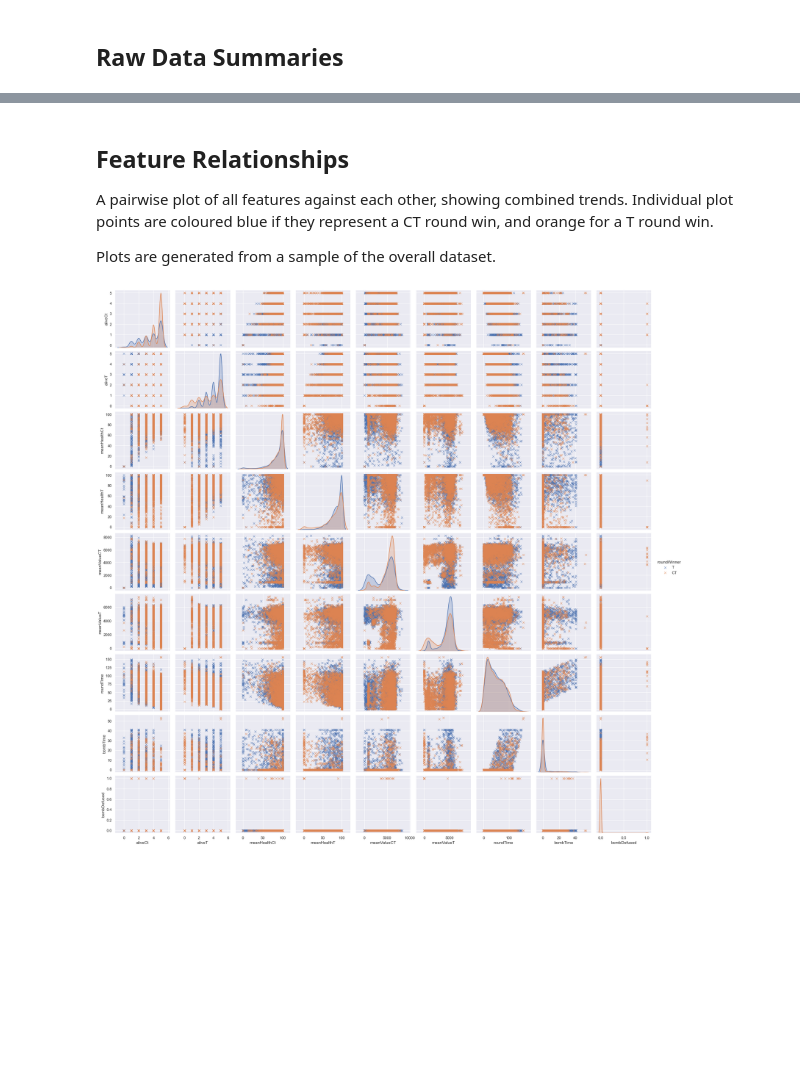
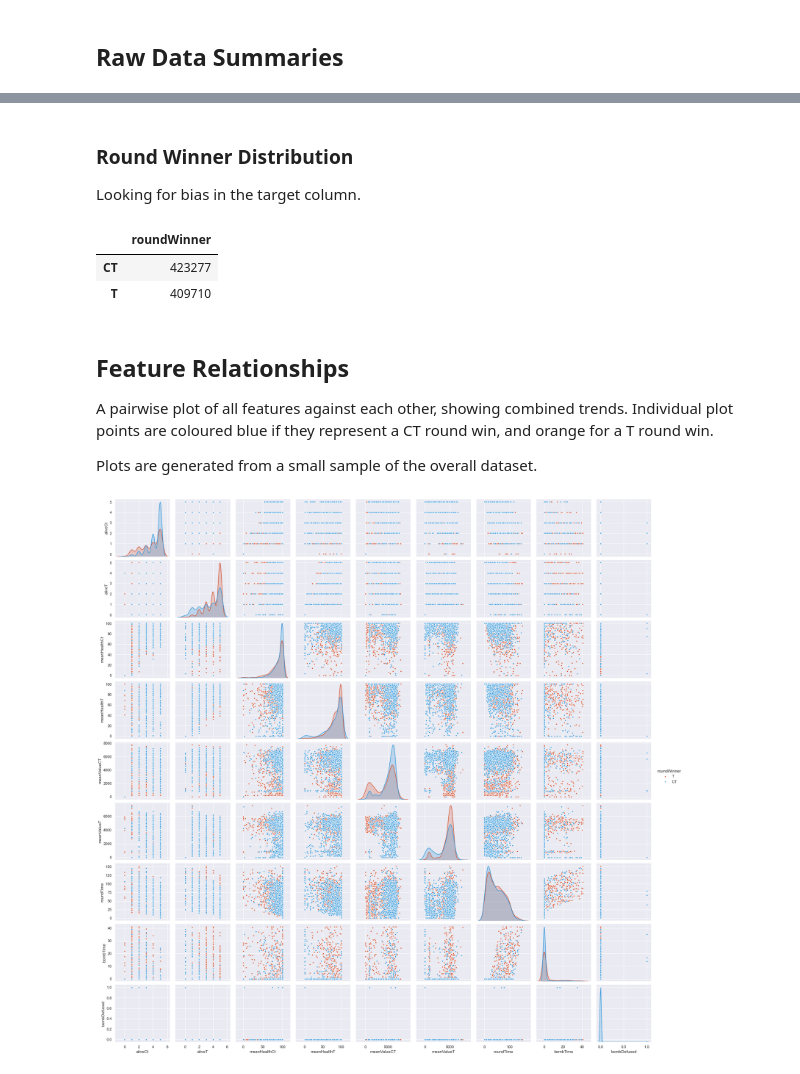
Before and after one commit to phil-holland/csgo-impact-rating, a Jupyter notebook: lightgbm/eda.ipynb, the cells around one changed output, grey strips where cells are left out. Drawn from its saved outputs; the diff is of its cells as text; code cells hidden in the pictures; blank space fills up the shorter version.

Commit message:
Added round winner distribution to eda

```diff
--- a/lightgbm/eda.ipynb
+++ b/lightgbm/eda.ipynb
@@ -65,10 +51,21 @@ display(val_df.describe())
+# %% [markdown]
+### Round Winner Distribution
+
+Looking for bias in the target column.
+# %%
+display(pd.DataFrame(all_df['roundWinner'].value_counts()))
+# %% [output]
+|  | roundWinner |
+| CT | 423277 |
+| T | 409710 |
 # %% [markdown]
 ## Feature Relationships
 
 A pairwise plot of all features against each other, showing combined trends. Individual plot points are coloured blue if they represent a CT round win, and orange for a T round win.
 
-Plots are generated from a sample of the overall dataset.
+Plots are generated from a small sample of the overall dataset.
-# %%
-g = sns.pairplot(all_df.sample(n=5000, random_state=1), hue='roundWinner', markers='x')
-# %% [output]
-[figure, removed]
+# %%
+palette = sns.color_palette([(0xd3/0xff, 0x54/0xff, 0x34/0xff, 0.5), (0x34/0xff, 0x98/0xff, 0xdb/0xff, 0.5)])
+g = sns.pairplot(all_df.sample(n=2500, random_state=1), hue='roundWinner', markers='o', palette=palette, plot_kws={'s': 15})
+# %% [output]
+[figure, added]
```
Also changed, not shown: parts of 5 cells of this notebook.
